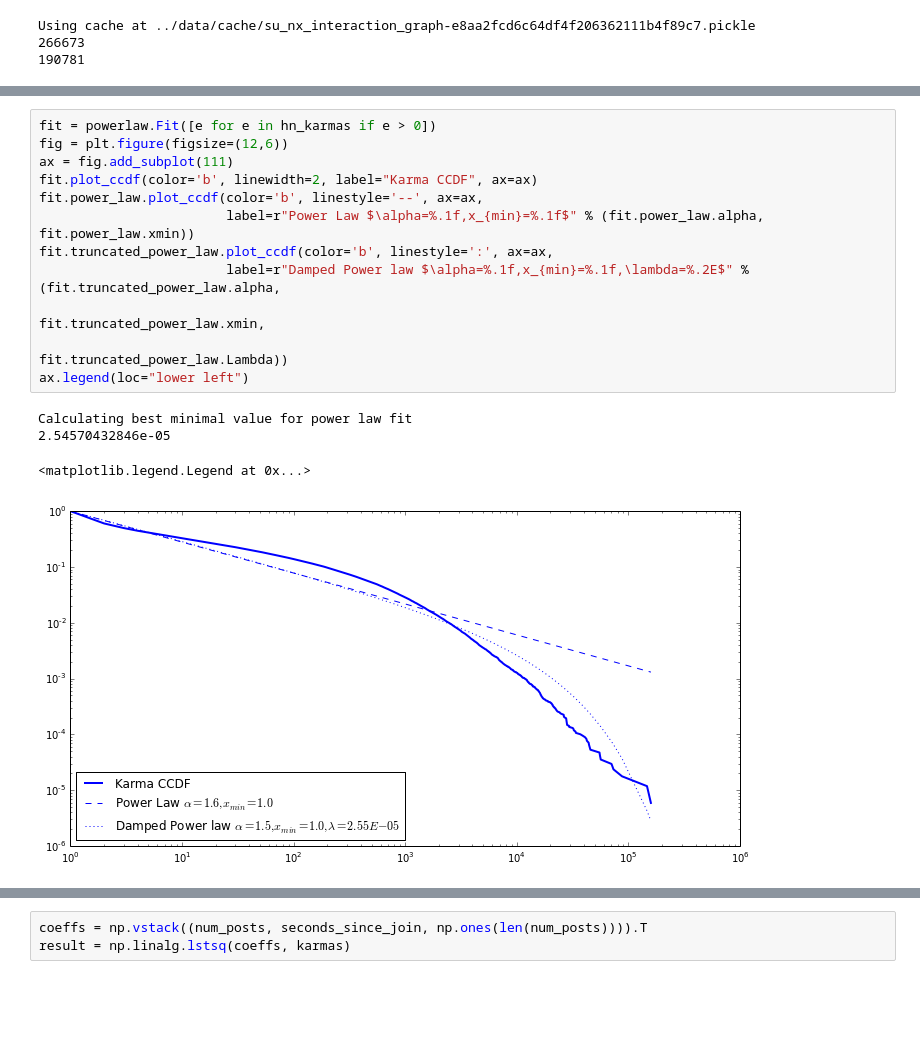
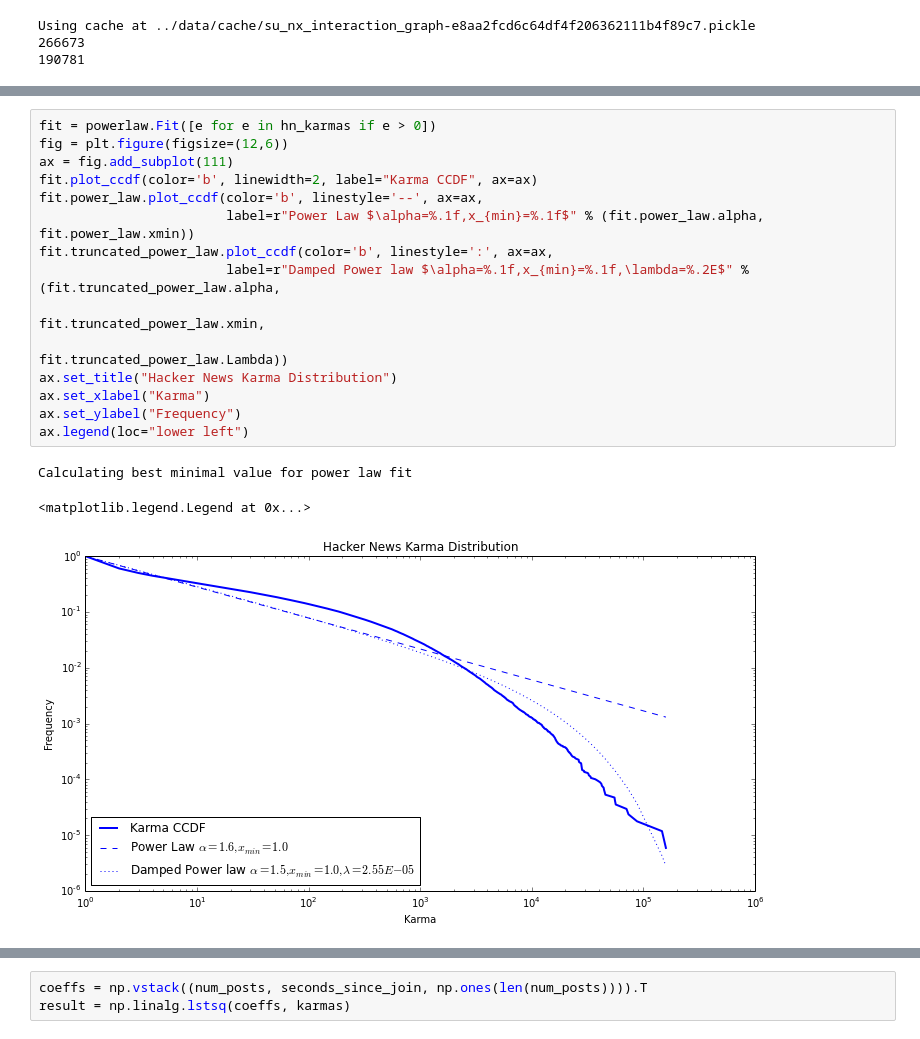
Before and after one commit to turtlesoupy/karma-prediction-cs224w, a Jupyter notebook: ipython/HN Karma.ipynb, the cells around one changed output, grey strips where cells are left out. Cells and saved outputs as stored; diff of their text form; blank space fills up the shorter version.

```diff
--- a/ipython/HN Karma.ipynb
+++ b/ipython/HN Karma.ipynb
@@ -46,17 +53,19 @@ Using cache at ../data/cache/su_nx_interaction_graph-e8aa2fcd6c64df4f206362111b4
 # %%
 fit = powerlaw.Fit([e for e in hn_karmas if e > 0])
 fig = plt.figure(figsize=(12,6))
 ax = fig.add_subplot(111)
 fit.plot_ccdf(color='b', linewidth=2, label="Karma CCDF", ax=ax)
 fit.power_law.plot_ccdf(color='b', linestyle='--', ax=ax,
                         label=r"Power Law $\alpha=%.1f,x_{min}=%.1f$" % (fit.power_law.alpha, fit.power_law.xmin))
 fit.truncated_power_law.plot_ccdf(color='b', linestyle=':', ax=ax,
                         label=r"Damped Power law $\alpha=%.1f,x_{min}=%.1f,\lambda=%.2E$" % (fit.truncated_power_law.alpha,
                                                                                     fit.truncated_power_law.xmin,
                                                                                     fit.truncated_power_law.Lambda))
+ax.set_title("Hacker News Karma Distribution")
+ax.set_xlabel("Karma")
+ax.set_ylabel("Frequency")
 ax.legend(loc="lower left")
 # %% [output]
 Calculating best minimal value for power law fit
-2.54570432846e-05
 <matplotlib.legend.Legend at 0x...>
-[figure, old version]
+[figure, new version]
```
Also changed, not shown: parts of 2 cells of this notebook.
